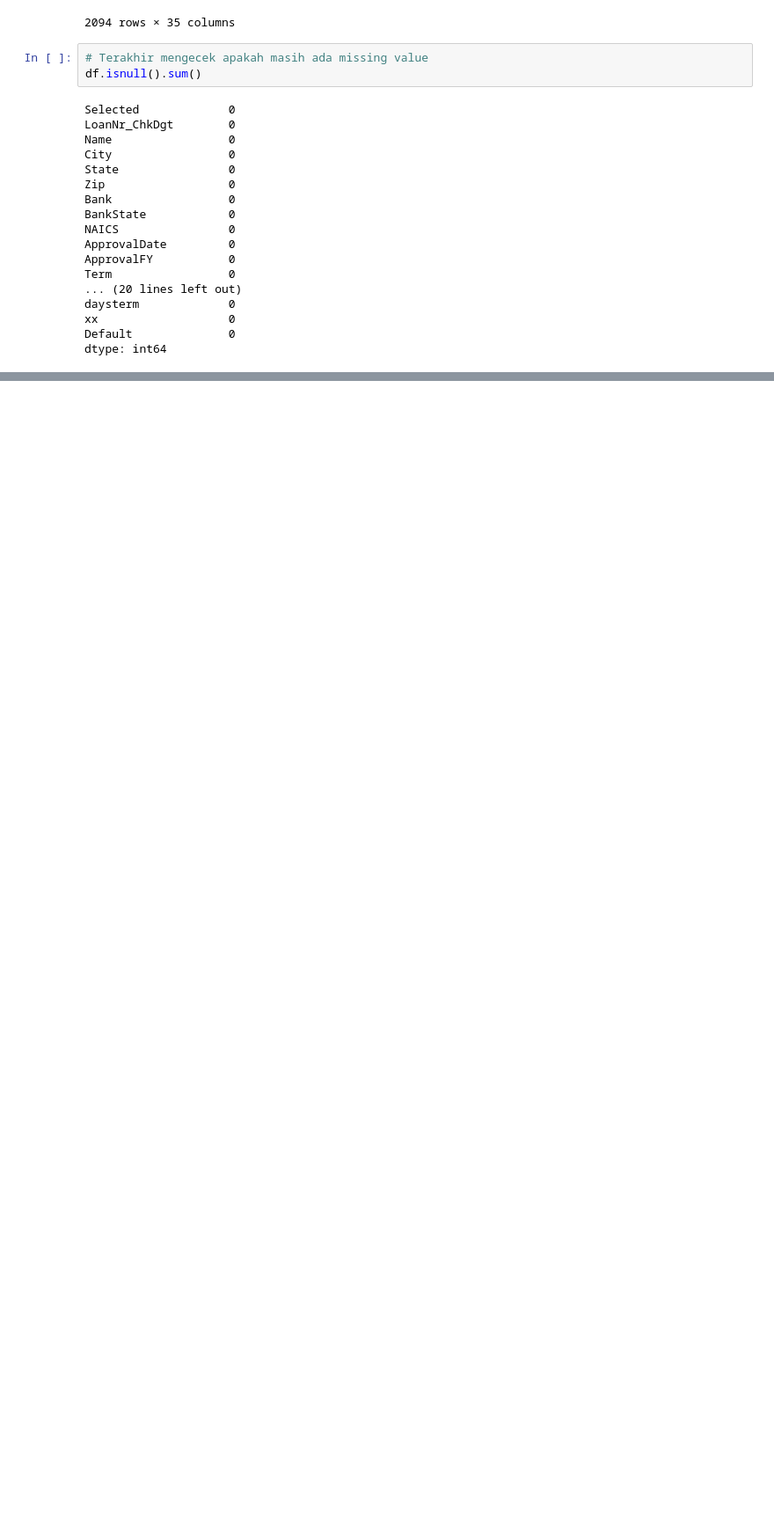
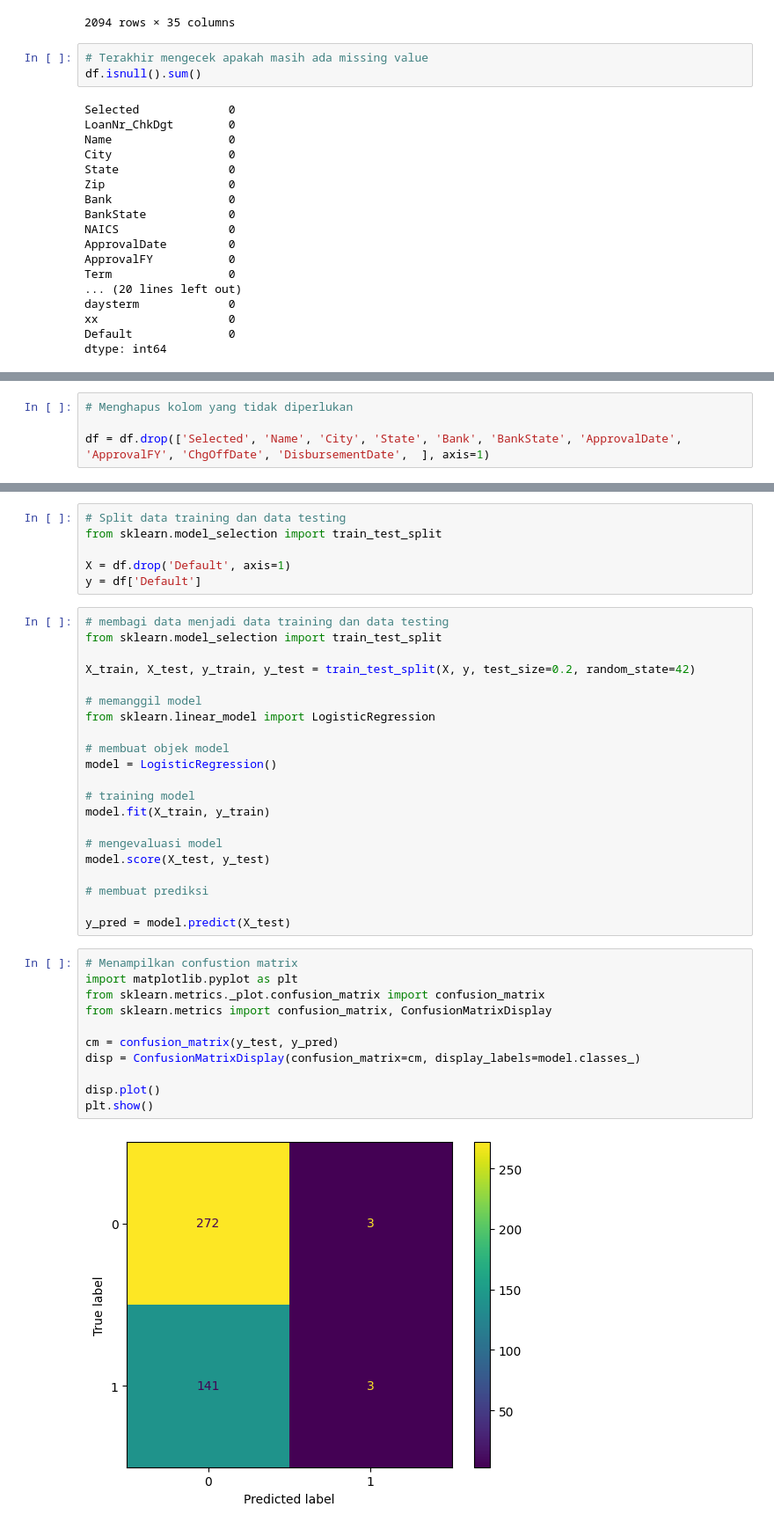
Before and after one commit to AbdulHafidh-AI/INF540-KELOMPOK2-MACHINE_LEARNING_PROJECT, a Jupyter notebook: LoanDefaultPrediction_01.ipynb, the cells around one changed output, grey strips where cells are left out. Shown: that part at 88% size. Saved outputs shown, nothing was run; the diff lists cells and outputs as text; blank space fills up the shorter version.

```diff
--- a/LoanDefaultPrediction_01.ipynb
+++ b/LoanDefaultPrediction_01.ipynb
@@ -265,0 +296,4 @@ dtype: int64
+# %%
+# Menghapus kolom yang tidak diperlukan
+
+df = df.drop(['Selected', 'Name', 'City', 'State', 'Bank', 'BankState', 'ApprovalDate', 'ApprovalFY', 'ChgOffDate', 'DisbursementDate',  ], axis=1)
@@ -265,0 +328,40 @@ dtype: int64
+# %%
+# Split data training dan data testing
+from sklearn.model_selection import train_test_split
+
+X = df.drop('Default', axis=1)
+y = df['Default']
+# %%
+# membagi data menjadi data training dan data testing
+from sklearn.model_selection import train_test_split
+
+X_train, X_test, y_train, y_test = train_test_split(X, y, test_size=0.2, random_state=42)
+
+# memanggil model
+from sklearn.linear_model import LogisticRegression
+
+# membuat objek model
+model = LogisticRegression()
+
+# training model
+model.fit(X_train, y_train)
+
+# mengevaluasi model
+model.score(X_test, y_test)
+
+# membuat prediksi
+
+y_pred = model.predict(X_test)
+# %%
+# Menampilkan confustion matrix
+import matplotlib.pyplot as plt
+from sklearn.metrics._plot.confusion_matrix import confusion_matrix
+from sklearn.metrics import confusion_matrix, ConfusionMatrixDisplay
+
+cm = confusion_matrix(y_test, y_pred)
+disp = ConfusionMatrixDisplay(confusion_matrix=cm, display_labels=model.classes_)
+
+disp.plot()
+plt.show()
+# %% [output]
+[figure, added]
```
Also changed, not shown: parts of 11 cells of this notebook.
